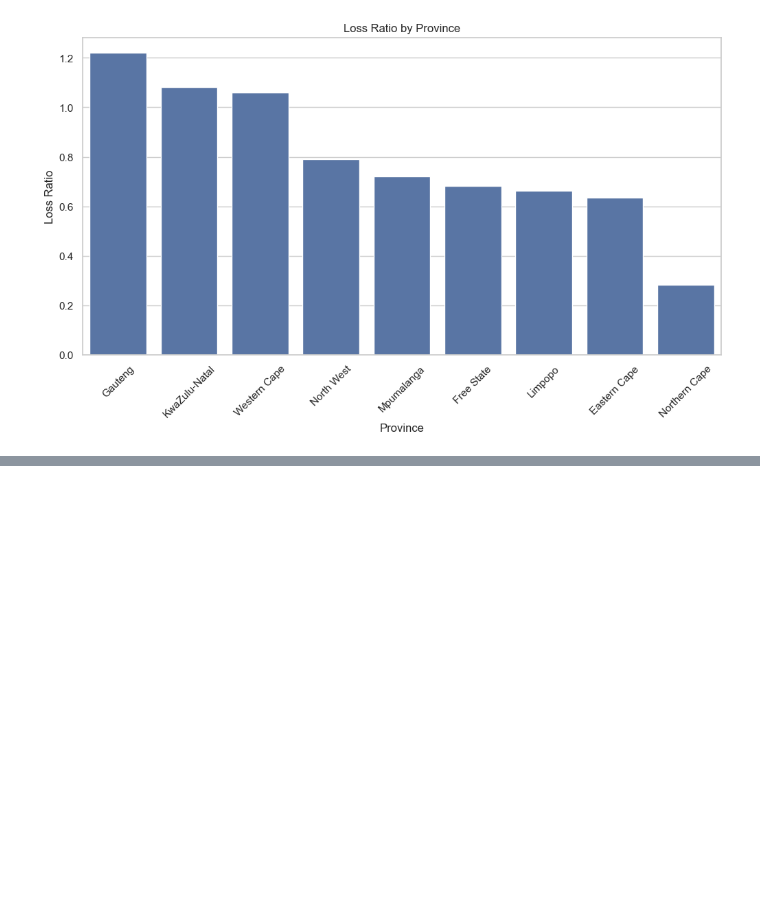
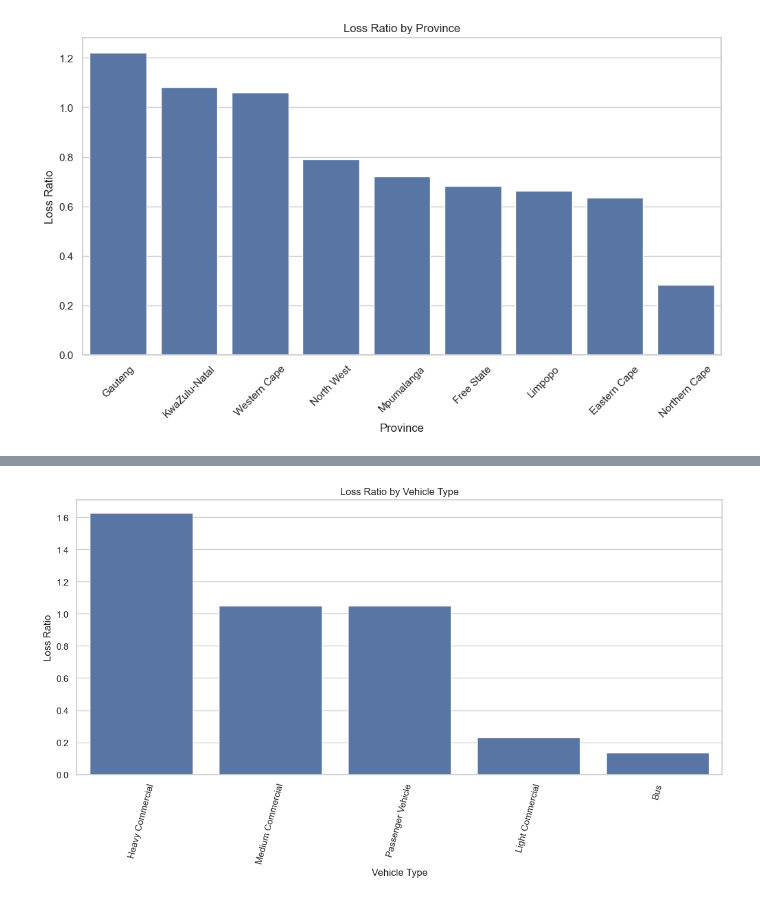
Before and after one commit to funnali/insurance-risk-analytics, a Jupyter notebook: notebooks/01_eda.ipynb, the cells around one changed output, grey strips where cells are left out. Drawn from its saved outputs; the diff is of its cells as text; code cells hidden in the pictures; blank space fills up the shorter version.

```diff
--- a/notebooks/01_eda.ipynb
+++ b/notebooks/01_eda.ipynb
@@ -224,0 +261,17 @@ plt.show()
+# %%
+vehicle_risk = (
+    df.groupby("VehicleType")[["TotalClaims", "TotalPremium"]]
+    .sum()
+)
+
+vehicle_risk["LossRatio"] = (
+    vehicle_risk["TotalClaims"] /
+    vehicle_risk["TotalPremium"]
+)
+
+vehicle_risk = vehicle_risk.sort_values(
+    by="LossRatio",
+    ascending=False
+)
+
+vehicle_risk.head(10)
@@ -224,0 +286,17 @@ plt.show()
+# %%
+plt.figure(figsize=(14, 6))
+
+sns.barplot(
+    x=vehicle_risk.index,
+    y=vehicle_risk["LossRatio"]
+)
+
+plt.xticks(rotation=75)
+
+plt.title("Loss Ratio by Vehicle Type")
+plt.xlabel("Vehicle Type")
+plt.ylabel("Loss Ratio")
+
+plt.show()
+# %% [output]
+[figure, added]
```
Also changed, not shown: parts of 6 cells of this notebook, 1 other file.
